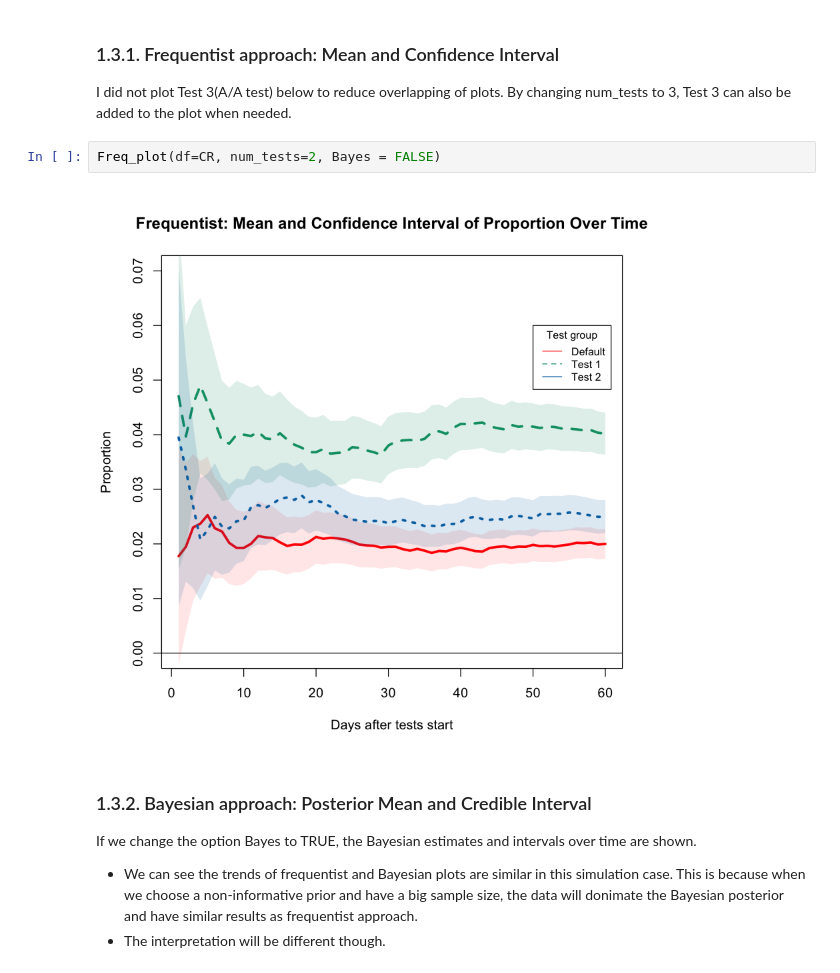
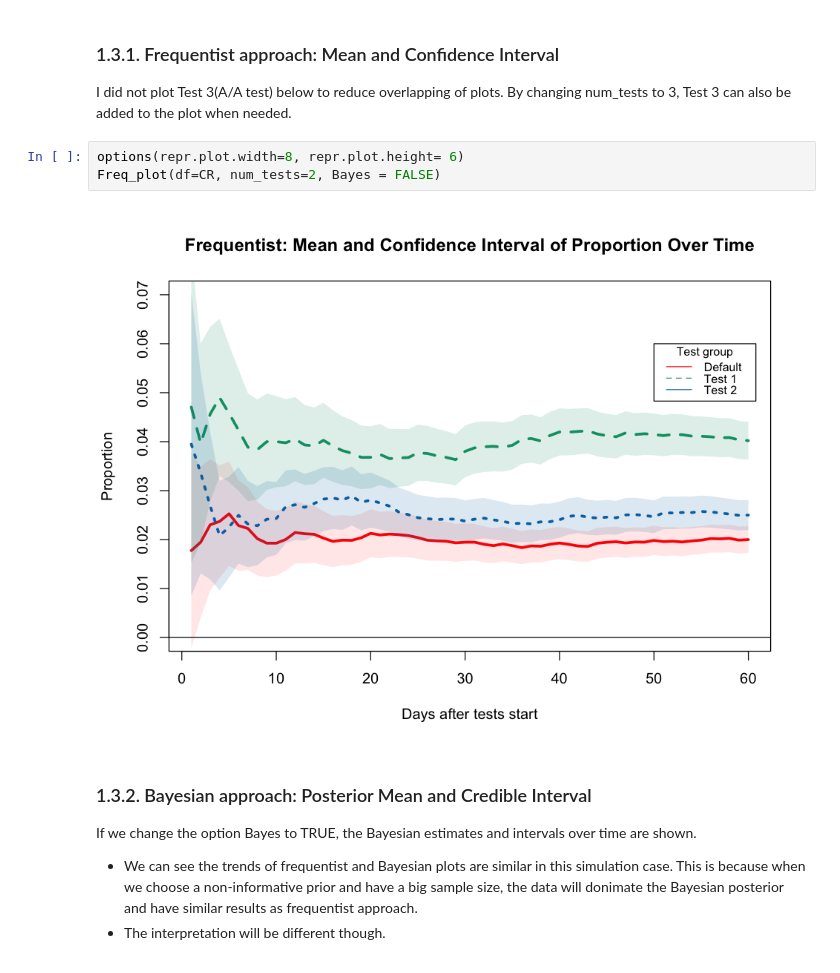
Before and after one commit to tukichen/Bayesian_AB_testing, a Jupyter notebook: Bayesian_AB_testing.ipynb, the cells around one changed output. Saved outputs shown, nothing was run; the diff lists cells and outputs as text.

```diff
--- a/Bayesian_AB_testing.ipynb
+++ b/Bayesian_AB_testing.ipynb
@@ -223,9 +223,10 @@ Freq_plot <- function(df, num_tests=2,
 ### 1.3.1. Frequentist approach: Mean and Confidence Interval
 I did  not plot Test 3(A/A test) below to reduce overlapping of plots. By changing num_tests to 3, Test 3 can also be added to the plot when needed.
 # %%
+options(repr.plot.width=8, repr.plot.height= 6)
 Freq_plot(df=CR, num_tests=2, Bayes = FALSE)
 # %% [output]
-[figure, old version]
+[figure, new version]
 # %% [markdown]
 ### 1.3.2. Bayesian approach: Posterior Mean and Credible Interval
 If we change the option Bayes to TRUE, the Bayesian estimates and intervals over time are shown.
```
Also changed, not shown: parts of 9 cells of this notebook, 2 other files.
